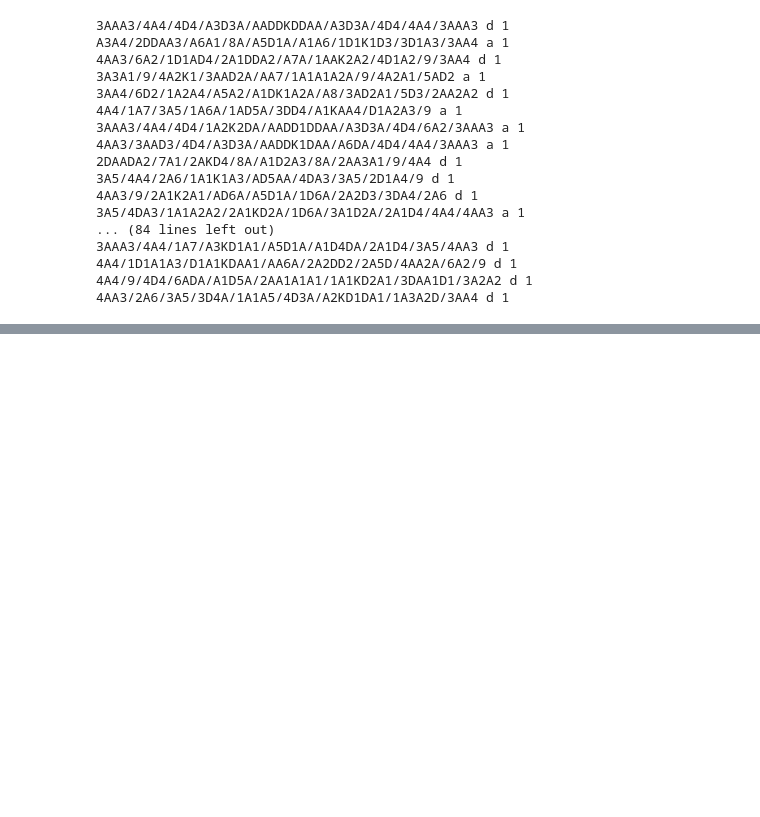
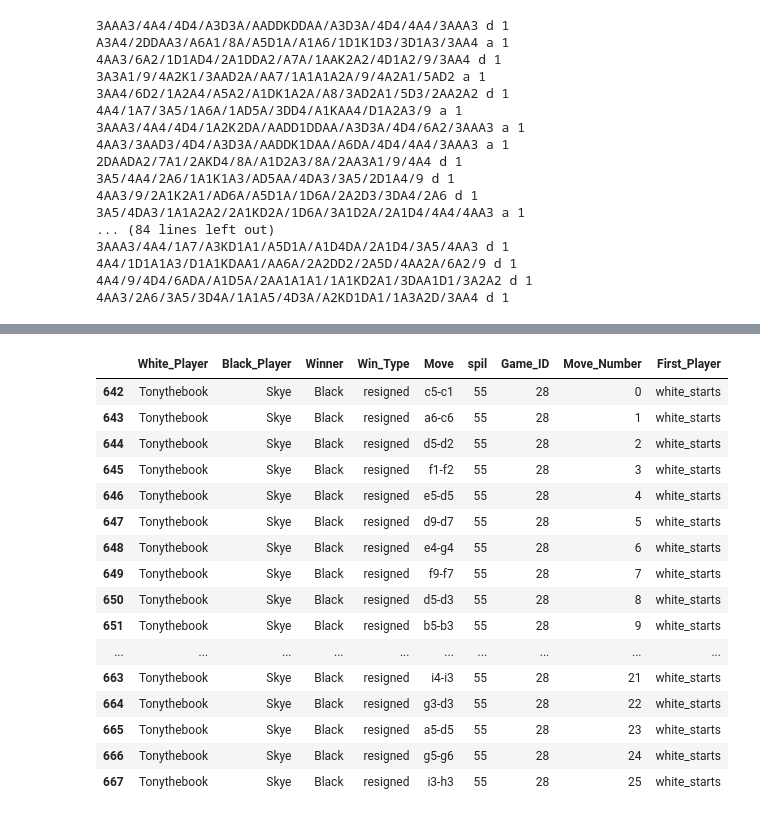
Before and after one commit to pemabi/muninn, a Jupyter notebook: scratchbook.ipynb, the cells around one changed output, grey strips where cells are left out. Saved outputs shown, nothing was run; the diff lists cells and outputs as text; code cells hidden in the pictures; blank space fills up the shorter version.

```diff
--- a/scratchbook.ipynb
+++ b/scratchbook.ipynb
@@ -430,0 +441,3 @@ A3A4/2DDAA3/A6A1/8A/A5D1A/A1A6/1D1K1D3/3D1A3/3AA4 a 1
+# %%
+df = pd.read_csv('data/tablut_games_clean.csv')
+df.head()
@@ -430,0 +451,20 @@ A3A4/2DDAA3/A6A1/8A/A5D1A/A1A6/1D1K1D3/3D1A3/3AA4 a 1
+# %%
+df[df['Game_ID'] == 28]
+# %% [output]
+|  | White_Player | Black_Player | Winner | Win_Type | Move | spil | Game_ID | Move_Number | First_Player |
+| 642 | Tonythebook | Skye | Black | resigned | c5-c1 | 55 | 28 | 0 | white_starts |
+| 643 | Tonythebook | Skye | Black | resigned | a6-c6 | 55 | 28 | 1 | white_starts |
+| 644 | Tonythebook | Skye | Black | resigned | d5-d2 | 55 | 28 | 2 | white_starts |
+| 645 | Tonythebook | Skye | Black | resigned | f1-f2 | 55 | 28 | 3 | white_starts |
+| 646 | Tonythebook | Skye | Black | resigned | e5-d5 | 55 | 28 | 4 | white_starts |
+| 647 | Tonythebook | Skye | Black | resigned | d9-d7 | 55 | 28 | 5 | white_starts |
+| 648 | Tonythebook | Skye | Black | resigned | e4-g4 | 55 | 28 | 6 | white_starts |
+| 649 | Tonythebook | Skye | Black | resigned | f9-f7 | 55 | 28 | 7 | white_starts |
+| 650 | Tonythebook | Skye | Black | resigned | d5-d3 | 55 | 28 | 8 | white_starts |
+| 651 | Tonythebook | Skye | Black | resigned | b5-b3 | 55 | 28 | 9 | white_starts |
+| ... | ... | ... | ... | ... | ... | ... | ... | ... | ... |
+| 663 | Tonythebook | Skye | Black | resigned | i4-i3 | 55 | 28 | 21 | white_starts |
+| 664 | Tonythebook | Skye | Black | resigned | g3-d3 | 55 | 28 | 22 | white_starts |
+| 665 | Tonythebook | Skye | Black | resigned | a5-d5 | 55 | 28 | 23 | white_starts |
+| 666 | Tonythebook | Skye | Black | resigned | g5-g6 | 55 | 28 | 24 | white_starts |
+| 667 | Tonythebook | Skye | Black | resigned | i3-h3 | 55 | 28 | 25 | white_starts |
```
Also changed, not shown: parts of 5 cells of this notebook, 16 other files.
